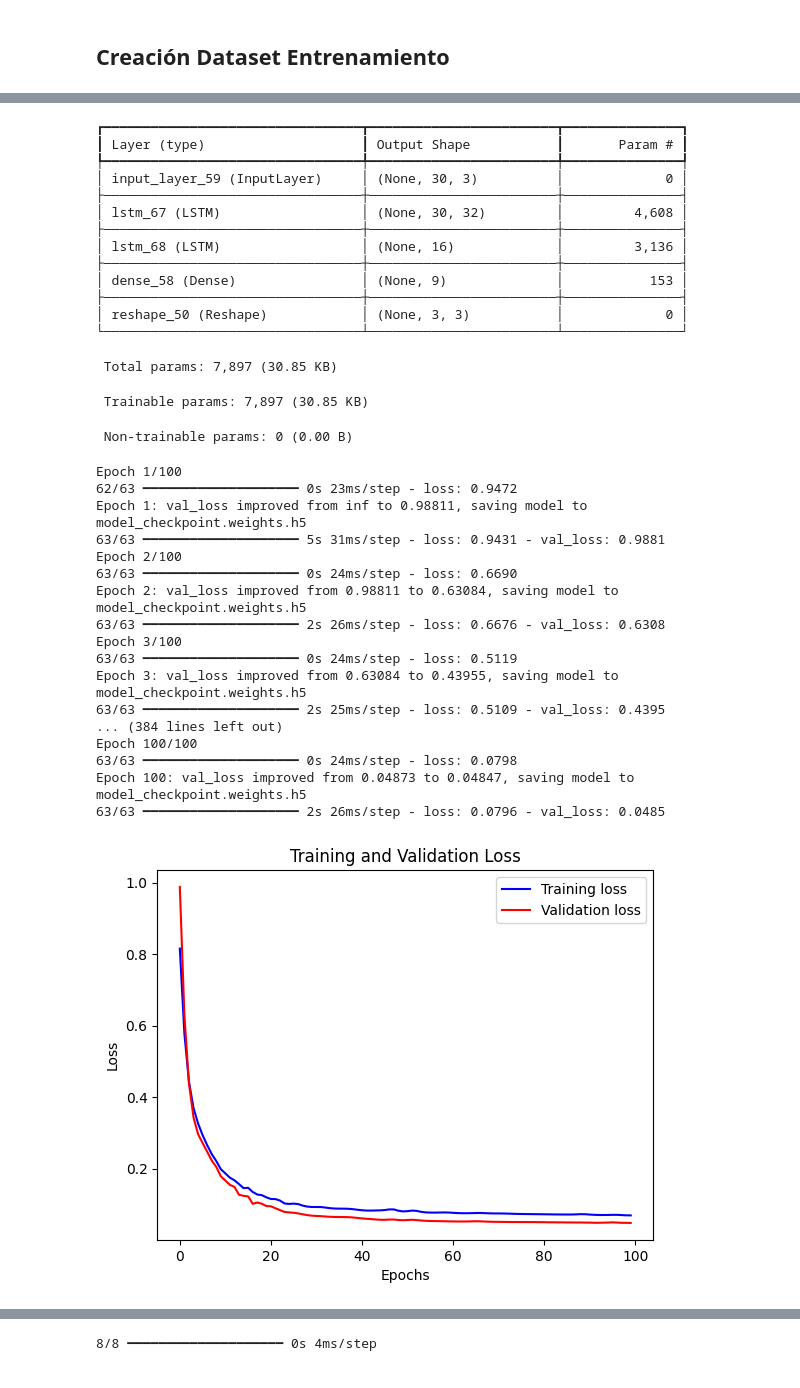
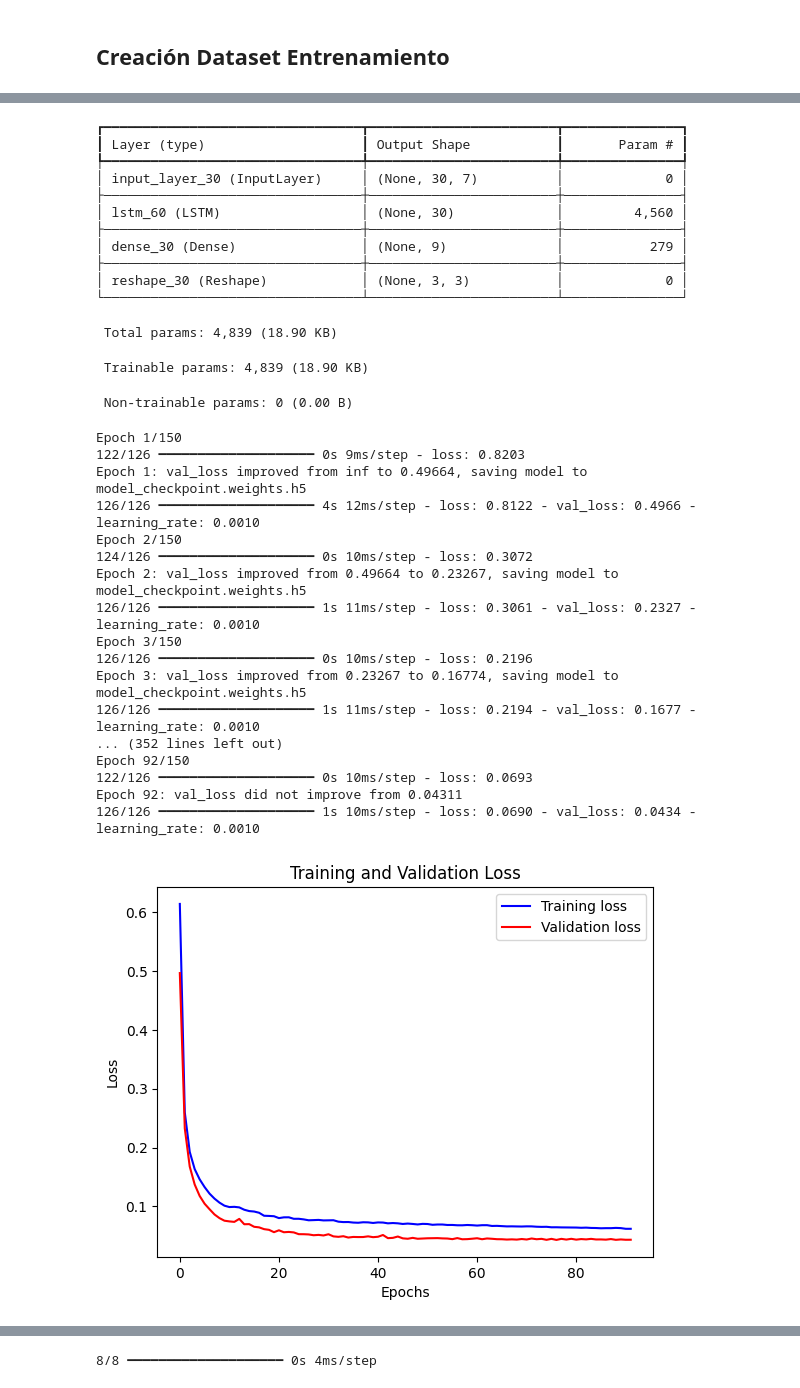
Before and after one commit to jose-r-morera/TFG_Time_Series_Forecast, a Jupyter notebook: tratamiento_datos/analisis_cuesta.ipynb, the cells around one changed output, grey strips where cells are left out. Cells and saved outputs as stored; diff of their text form; code cells hidden in the pictures.

Commit message:
Added sin/cos of day and year; lr reduce on plateau

```diff
--- a/tratamiento_datos/analisis_cuesta.ipynb
+++ b/tratamiento_datos/analisis_cuesta.ipynb
@@ -568,7 +675,8 @@ array([ 20.370146  , 977.20317356,  68.47096018])
 # %%
 ############
 # Training #
-epochs = 100
+epochs = 150
+learning_rate = 0.001
 
 dataset_train = tf.data.Dataset.load("dataset_train")
 dataset_val = tf.data.Dataset.load("dataset_val")
@@ -576,10 +684,13 @@ dataset_val = tf.data.Dataset.load("dataset_val")
 for batch in dataset_train.take(1):
     inputs, targets = batch
 
+#print("here?")
+
 inputs = keras.layers.Input(shape=(inputs.shape[1], inputs.shape[2]))
-# lstm_out = keras.layers.LSTM(48)(inputs)
-lstm_out = keras.layers.LSTM(32, return_sequences=True)(inputs)
-lstm_out = keras.layers.LSTM(16)(lstm_out)
+lstm_out = keras.layers.LSTM(30)(inputs)
+# lstm_out = keras.layers.LSTM(64, return_sequences=True)(inputs)
+# lstm_out = keras.layers.LSTM(32, return_sequences=True)(lstm_out)
+# lstm_out = keras.layers.LSTM(16)(lstm_out)
 # Ensure the Dense layer outputs the correct shape
 output_units = targets.shape[1] * targets.shape[2]  # Flatten output shape
 outputs = keras.layers.Dense(output_units)(lstm_out)
@@ -592,7 +703,7 @@ model.compile(optimizer=keras.optimizers.Adam(learning_rate=learning_rate), loss
 model.summary()
 
 path_checkpoint = "model_checkpoint.weights.h5"
-es_callback = keras.callbacks.EarlyStopping(monitor="val_loss", min_delta=0, patience=5)
+es_callback = keras.callbacks.EarlyStopping(monitor="val_loss", min_delta=0, patience=15)
 
 modelckpt_callback = keras.callbacks.ModelCheckpoint(
     monitor="val_loss",
@@ -602,11 +713,21 @@ modelckpt_callback = keras.callbacks.ModelCheckpoint(
     save_best_only=True,
 )
 
+# Added reduce on plateau
+reduce_lr_callback = tf.keras.callbacks.ReduceLROnPlateau(
+    monitor='loss',
+    factor=0.6,         # reduce LR by a factor of 0.5
+    patience=5,         # wait for 5 epochs before reducing
+    verbose=1,
+    min_lr=1e-6
+)
+
+
 history = model.fit(
     dataset_train,
     epochs=epochs,
     validation_data=dataset_val,
-    callbacks=[es_callback, modelckpt_callback],
+    callbacks=[es_callback, modelckpt_callback, reduce_lr_callback],
 )
 
 def visualize_loss(history, title):
@@ -629,37 +750,35 @@ Model: "functional_56"
 ┏━━━━━━━━━━━━━━━━━━━━━━━━━━━━━━━━━┳━━━━━━━━━━━━━━━━━━━━━━━━┳━━━━━━━━━━━━━━━┓
 ┃ Layer (type)                    ┃ Output Shape           ┃       Param # ┃
 ┡━━━━━━━━━━━━━━━━━━━━━━━━━━━━━━━━━╇━━━━━━━━━━━━━━━━━━━━━━━━╇━━━━━━━━━━━━━━━┩
-│ input_layer_59 (InputLayer)     │ (None, 30, 3)          │             0 │
+│ input_layer_30 (InputLayer)     │ (None, 30, 7)          │             0 │
 ├─────────────────────────────────┼────────────────────────┼───────────────┤
-│ lstm_67 (LSTM)                  │ (None, 30, 32)         │         4,608 │
+│ lstm_60 (LSTM)                  │ (None, 30)             │         4,560 │
 ├─────────────────────────────────┼────────────────────────┼───────────────┤
-│ lstm_68 (LSTM)                  │ (None, 16)             │         3,136 │
+│ dense_30 (Dense)                │ (None, 9)              │           279 │
 ├─────────────────────────────────┼────────────────────────┼───────────────┤
-│ dense_58 (Dense)                │ (None, 9)              │           153 │
-├─────────────────────────────────┼────────────────────────┼───────────────┤
-│ reshape_50 (Reshape)            │ (None, 3, 3)           │             0 │
+│ reshape_30 (Reshape)            │ (None, 3, 3)           │             0 │
 └─────────────────────────────────┴────────────────────────┴───────────────┘
- Total params: 7,897 (30.85 KB)
+ Total params: 4,839 (18.90 KB)
- Trainable params: 7,897 (30.85 KB)
+ Trainable params: 4,839 (18.90 KB)
  Non-trainable params: 0 (0.00 B)
-Epoch 1/100
-62/63 ━━━━━━━━━━━━━━━━━━━━ 0s 23ms/step - loss: 0.9472
-Epoch 1: val_loss improved from inf to 0.98811, saving model to model_checkpoint.weights.h5
-63/63 ━━━━━━━━━━━━━━━━━━━━ 5s 31ms/step - loss: 0.9431 - val_loss: 0.9881
-Epoch 2/100
-63/63 ━━━━━━━━━━━━━━━━━━━━ 0s 24ms/step - loss: 0.6690
-Epoch 2: val_loss improved from 0.98811 to 0.63084, saving model to model_checkpoint.weights.h5
-63/63 ━━━━━━━━━━━━━━━━━━━━ 2s 26ms/step - loss: 0.6676 - val_loss: 0.6308
-Epoch 3/100
-63/63 ━━━━━━━━━━━━━━━━━━━━ 0s 24ms/step - loss: 0.5119
-Epoch 3: val_loss improved from 0.63084 to 0.43955, saving model to model_checkpoint.weights.h5
-63/63 ━━━━━━━━━━━━━━━━━━━━ 2s 25ms/step - loss: 0.5109 - val_loss: 0.4395
-... (384 lines left out)
-Epoch 100/100
-63/63 ━━━━━━━━━━━━━━━━━━━━ 0s 24ms/step - loss: 0.0798
-Epoch 100: val_loss improved from 0.04873 to 0.04847, saving model to model_checkpoint.weights.h5
-63/63 ━━━━━━━━━━━━━━━━━━━━ 2s 26ms/step - loss: 0.0796 - val_loss: 0.0485
+Epoch 1/150
+122/126 ━━━━━━━━━━━━━━━━━━━━ 0s 9ms/step - loss: 0.8203
+Epoch 1: val_loss improved from inf to 0.49664, saving model to model_checkpoint.weights.h5
+126/126 ━━━━━━━━━━━━━━━━━━━━ 4s 12ms/step - loss: 0.8122 - val_loss: 0.4966 - learning_rate: 0.0010
+Epoch 2/150
+124/126 ━━━━━━━━━━━━━━━━━━━━ 0s 10ms/step - loss: 0.3072
+Epoch 2: val_loss improved from 0.49664 to 0.23267, saving model to model_checkpoint.weights.h5
+126/126 ━━━━━━━━━━━━━━━━━━━━ 1s 11ms/step - loss: 0.3061 - val_loss: 0.2327 - learning_rate: 0.0010
+Epoch 3/150
+126/126 ━━━━━━━━━━━━━━━━━━━━ 0s 10ms/step - loss: 0.2196
+Epoch 3: val_loss improved from 0.23267 to 0.16774, saving model to model_checkpoint.weights.h5
+126/126 ━━━━━━━━━━━━━━━━━━━━ 1s 11ms/step - loss: 0.2194 - val_loss: 0.1677 - learning_rate: 0.0010
+... (352 lines left out)
+Epoch 92/150
+122/126 ━━━━━━━━━━━━━━━━━━━━ 0s 10ms/step - loss: 0.0693
+Epoch 92: val_loss did not improve from 0.04311
+126/126 ━━━━━━━━━━━━━━━━━━━━ 1s 10ms/step - loss: 0.0690 - val_loss: 0.0434 - learning_rate: 0.0010
-[figure, old version]
+[figure, new version]
 # %%
 def show_plots_for_variables(plot_data, delta, feature_names, mean, std):
     """
```
Also changed, not shown: parts of 18 cells of this notebook, 12 other files.
